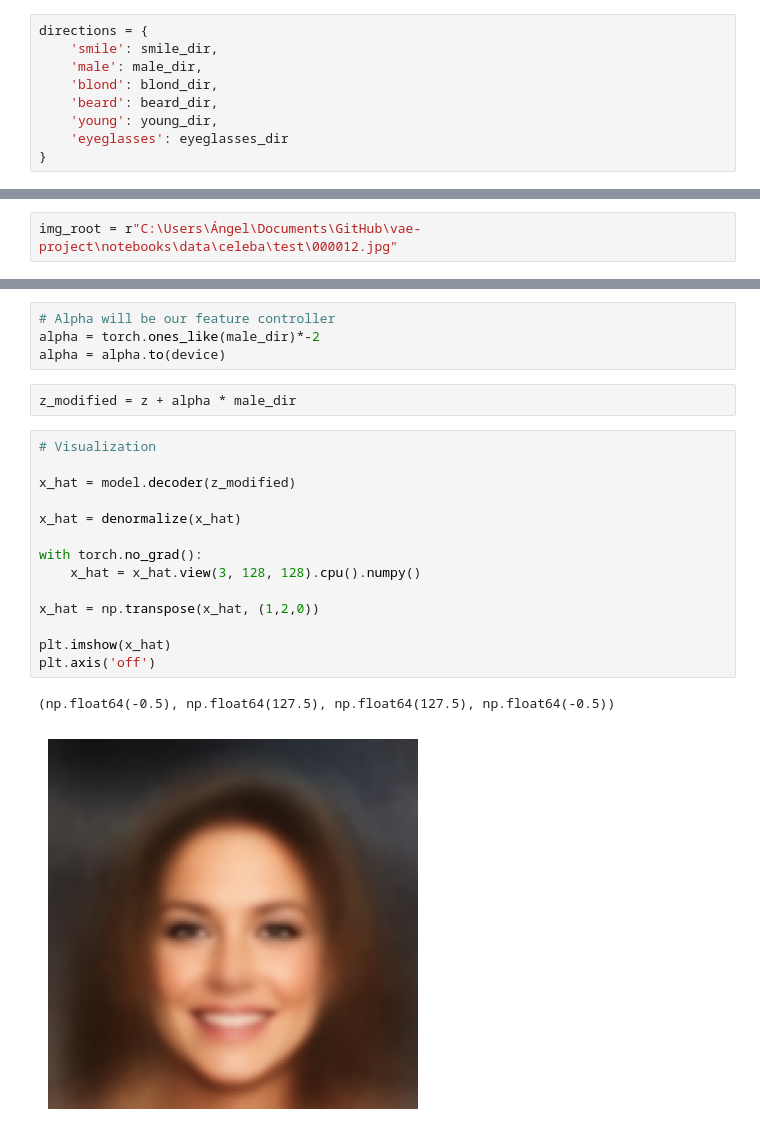
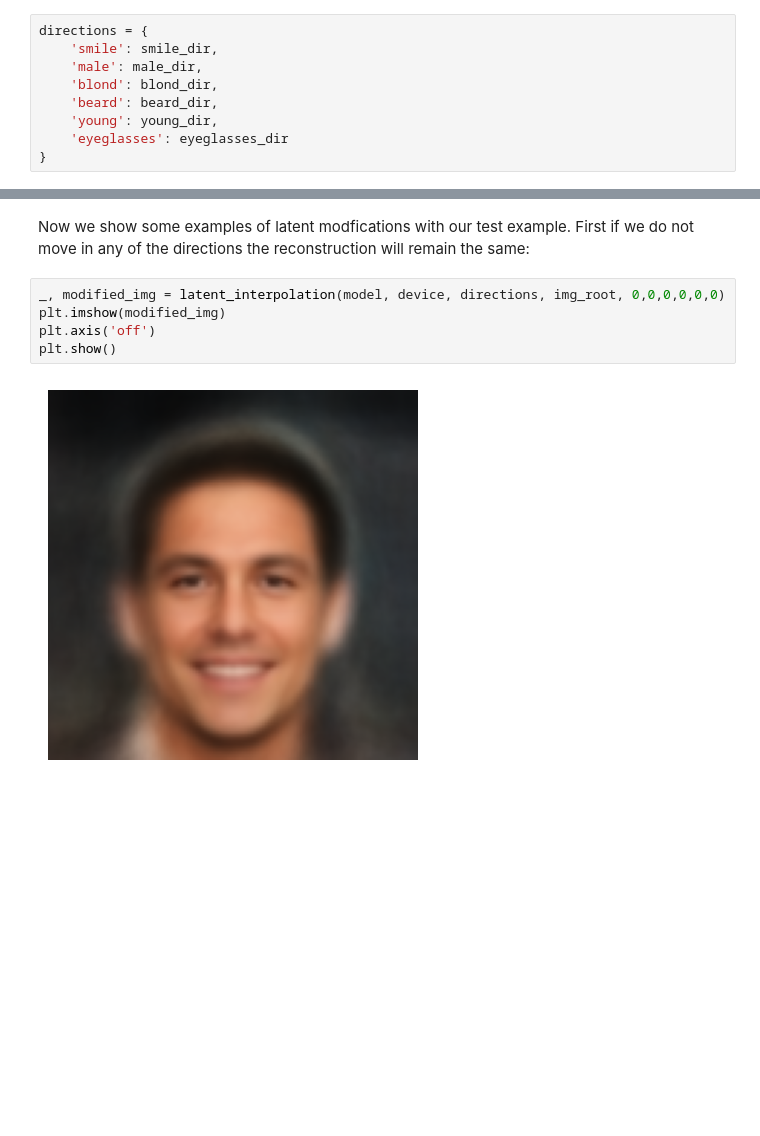
Before and after one commit to angelr-code/vae-project, a Jupyter notebook: notebooks/latent_manipulation.ipynb, the cells around one changed output, grey strips where cells are left out. Saved outputs shown, nothing was run; the diff lists cells and outputs as text; blank space fills up the shorter version.

Commit message:
New Latent Manipulation Modifications

```diff
--- a/notebooks/latent_manipulation.ipynb
+++ b/notebooks/latent_manipulation.ipynb
@@ -245,2 +241,0 @@ Here we have a quick procedure to get an image modified using this latent direct
-# %%
-img_root = r"C:\Users\Ángel\Documents\GitHub\vae-project\notebooks\data\celeba\test\000012.jpg"
@@ -270,23 +242,9 @@ z = z.to(device)
-# %%
-# Alpha will be our feature controller
-alpha = torch.ones_like(male_dir)*-2
-alpha = alpha.to(device)
-# %%
-z_modified = z + alpha * male_dir
-# %%
-# Visualization
-
-x_hat = model.decoder(z_modified)
-
-x_hat = denormalize(x_hat)
-
-with torch.no_grad():
-    x_hat = x_hat.view(3, 128, 128).cpu().numpy()
-
-x_hat = np.transpose(x_hat, (1,2,0))
-
-plt.imshow(x_hat)
-plt.axis('off')
-# %% [output]
-(np.float64(-0.5), np.float64(127.5), np.float64(127.5), np.float64(-0.5))
-[figure, removed]
+# %% [markdown]
+Now we show some examples of latent modfications with our test example. First if we do not move in any of the directions the reconstruction will remain the same:
+# %%
+_, modified_img = latent_interpolation(model, device, directions, img_root, 0,0,0,0,0,0)
+plt.imshow(modified_img)
+plt.axis('off')
+plt.show()
+# %% [output]
+[figure, added]
```
Also changed, not shown: parts of 17 cells of this notebook, 13 other files.
